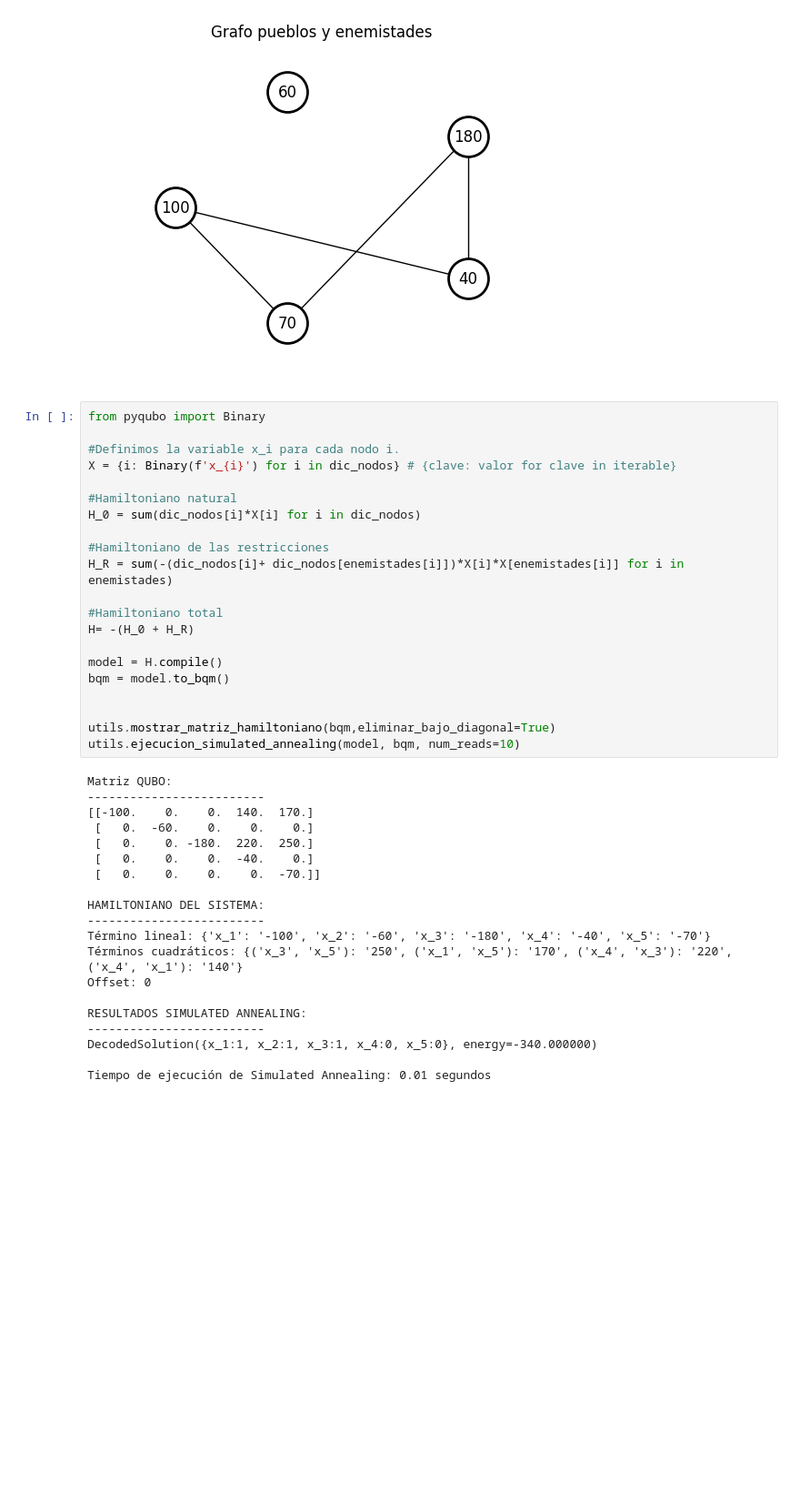
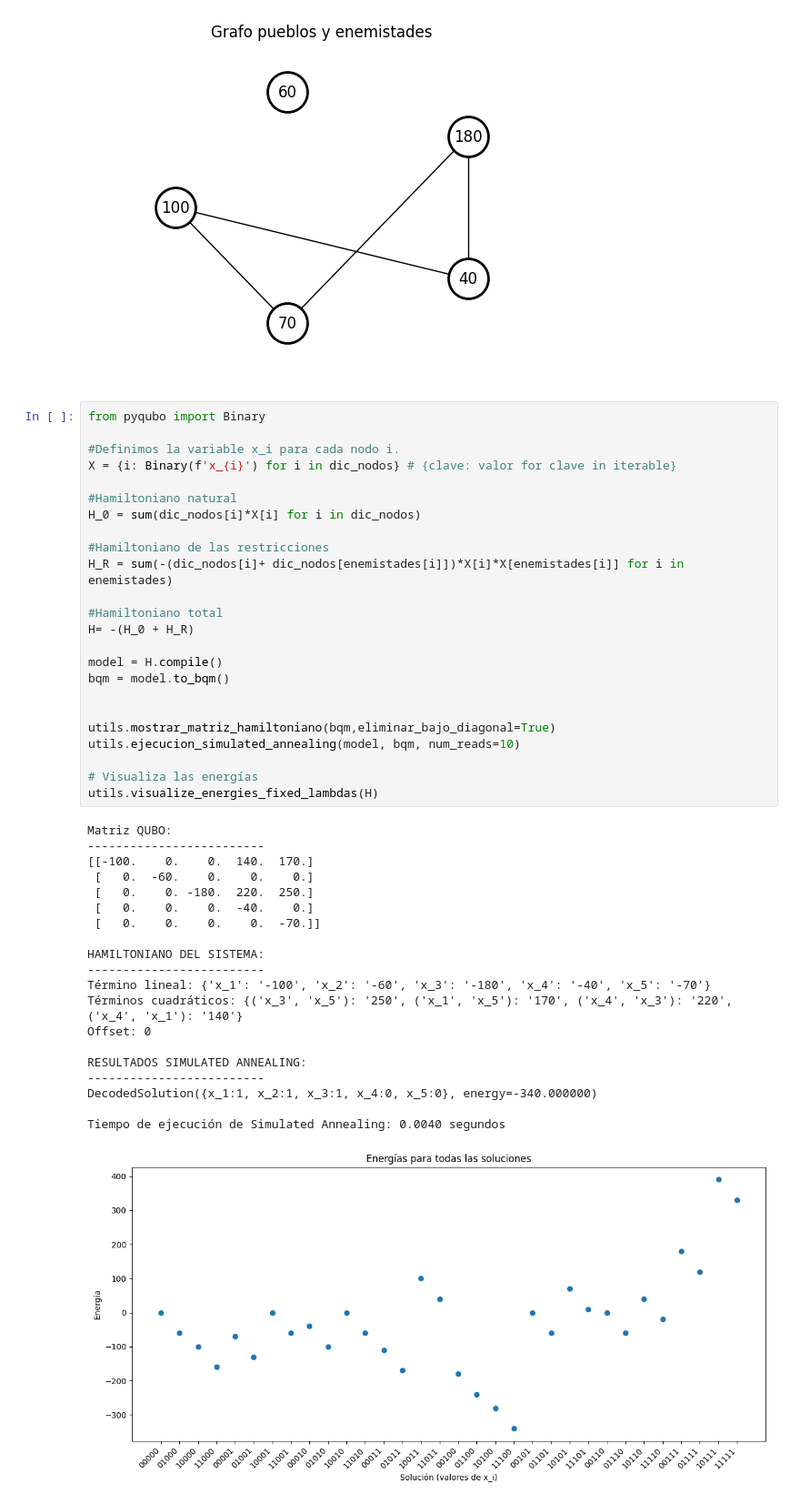
Before and after one commit to IkerEtxeQ/QI3B_2025, a Jupyter notebook: notebooks/Optimización/QUBO_1.ipynb, the cells around one changed output. Shown: that part at 91% size. Cells and saved outputs as stored; diff of their text form; blank space fills up the shorter version.

Commit message:
Implementación de funciones de visualicación de energias

```diff
--- a/notebooks/Optimización/QUBO_1.ipynb
+++ b/notebooks/Optimización/QUBO_1.ipynb
@@ -95,34 +95,38 @@ H_0 = sum(dic_nodos[i]*X[i] for i in dic_nodos)
 H_R = sum(-(dic_nodos[i]+ dic_nodos[enemistades[i]])*X[i]*X[enemistades[i]] for i in enemistades)
 
 #Hamiltoniano total
 H= -(H_0 + H_R)
 
 model = H.compile()
 bqm = model.to_bqm()
 
 
 utils.mostrar_matriz_hamiltoniano(bqm,eliminar_bajo_diagonal=True)
 utils.ejecucion_simulated_annealing(model, bqm, num_reads=10)
+
+# Visualiza las energías
+utils.visualize_energies_fixed_lambdas(H)
 # %% [output]
 Matriz QUBO:
 -------------------------
 [[-100.    0.    0.  140.  170.]
  [   0.  -60.    0.    0.    0.]
  [   0.    0. -180.  220.  250.]
  [   0.    0.    0.  -40.    0.]
  [   0.    0.    0.    0.  -70.]]
 
 HAMILTONIANO DEL SISTEMA:
 -------------------------
 Término lineal: {'x_1': '-100', 'x_2': '-60', 'x_3': '-180', 'x_4': '-40', 'x_5': '-70'}
 Términos cuadráticos: {('x_3', 'x_5'): '250', ('x_1', 'x_5'): '170', ('x_4', 'x_3'): '220', ('x_4', 'x_1'): '140'}
 Offset: 0
 
 RESULTADOS SIMULATED ANNEALING:
 -------------------------
 DecodedSolution({x_1:1, x_2:1, x_3:1, x_4:0, x_5:0}, energy=-340.000000)
 
-Tiempo de ejecución de Simulated Annealing: 0.01 segundos
+Tiempo de ejecución de Simulated Annealing: 0.0040 segundos
+[figure, added]
 # %% [markdown]
 ## Problema 1.1: Máximo Corte (Max-Cut) para un Grafo Pequeño
 
```
Also changed, not shown: parts of 1 cell of this notebook, 1 other file.
